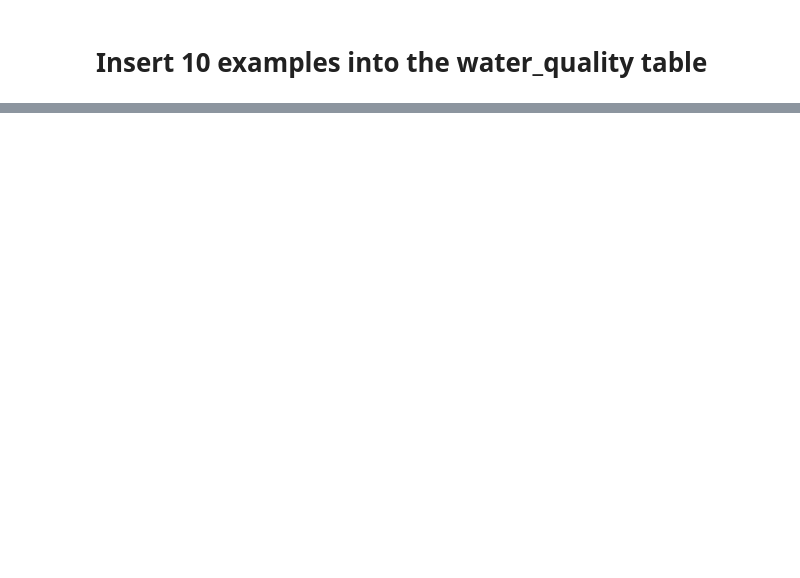
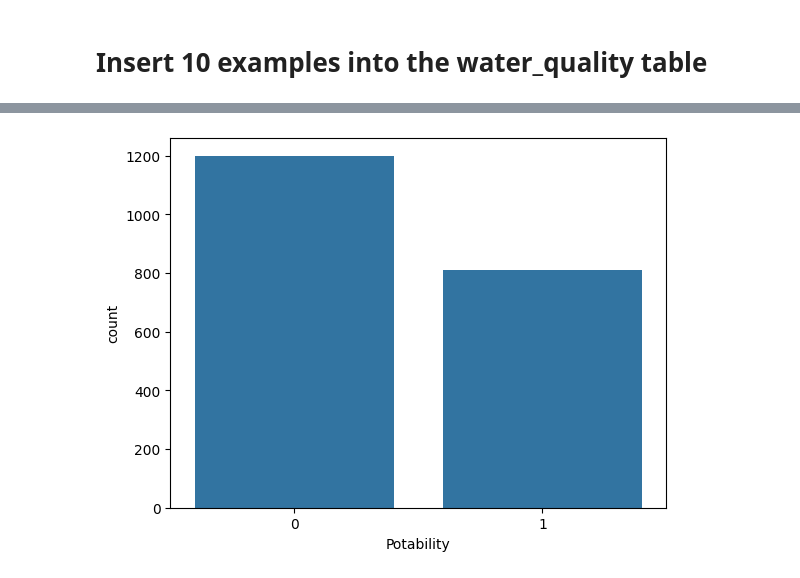
Before and after one commit to Kakaymi10/machine_learning_pipeline, a Jupyter notebook: databases/feed.ipynb, the cells around one changed output, grey strips where cells are left out. Cells and saved outputs as stored; diff of their text form; code cells hidden in the pictures; blank space fills up the shorter version.

```diff
--- a/databases/feed.ipynb
+++ b/databases/feed.ipynb
@@ -25,0 +43,4 @@ examples.to_csv('datapoints.csv', index=False)
+# %%
+# Delete rows which have NaN.
+df.dropna(axis = 0, inplace = True)
+df
@@ -25,0 +91,7 @@ examples.to_csv('datapoints.csv', index=False)
+# %%
+import seaborn as sns
+import matplotlib.pyplot as plt
+sns.countplot(df, x = df["Potability"])
+plt.show()
+# %% [output]
+[figure, added]
```
Also changed, not shown: parts of 8 cells of this notebook, 5 other files.
